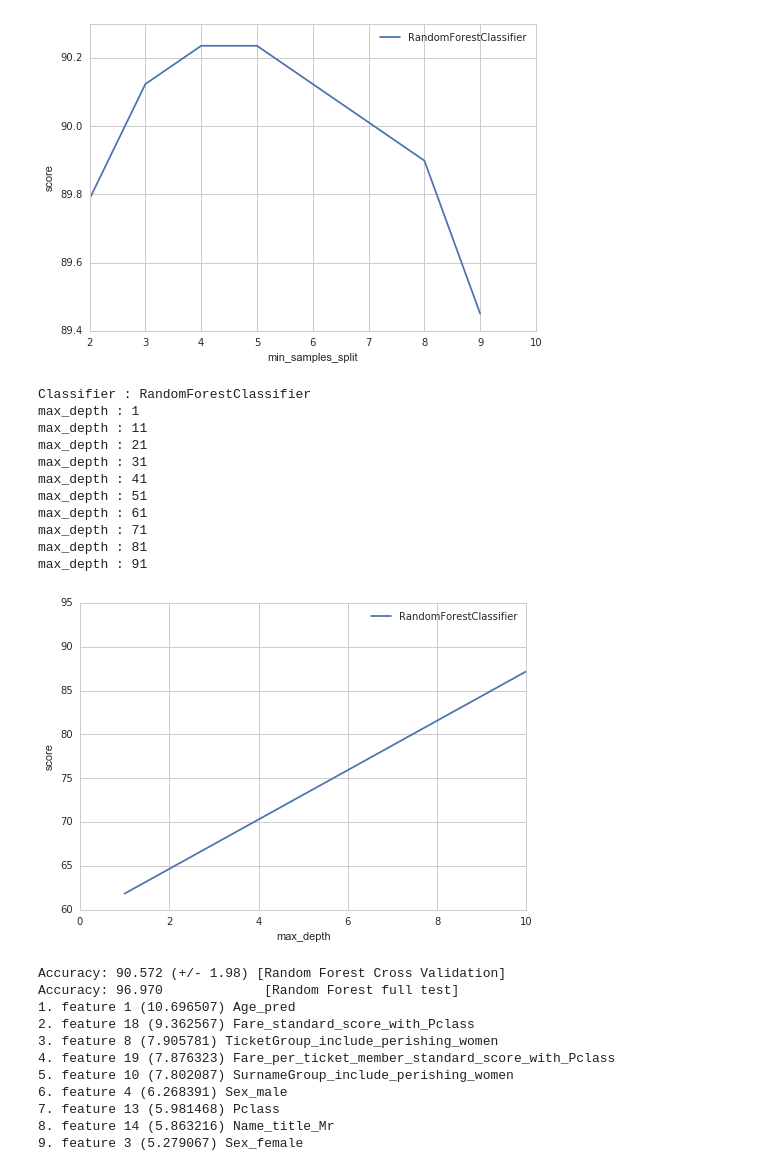
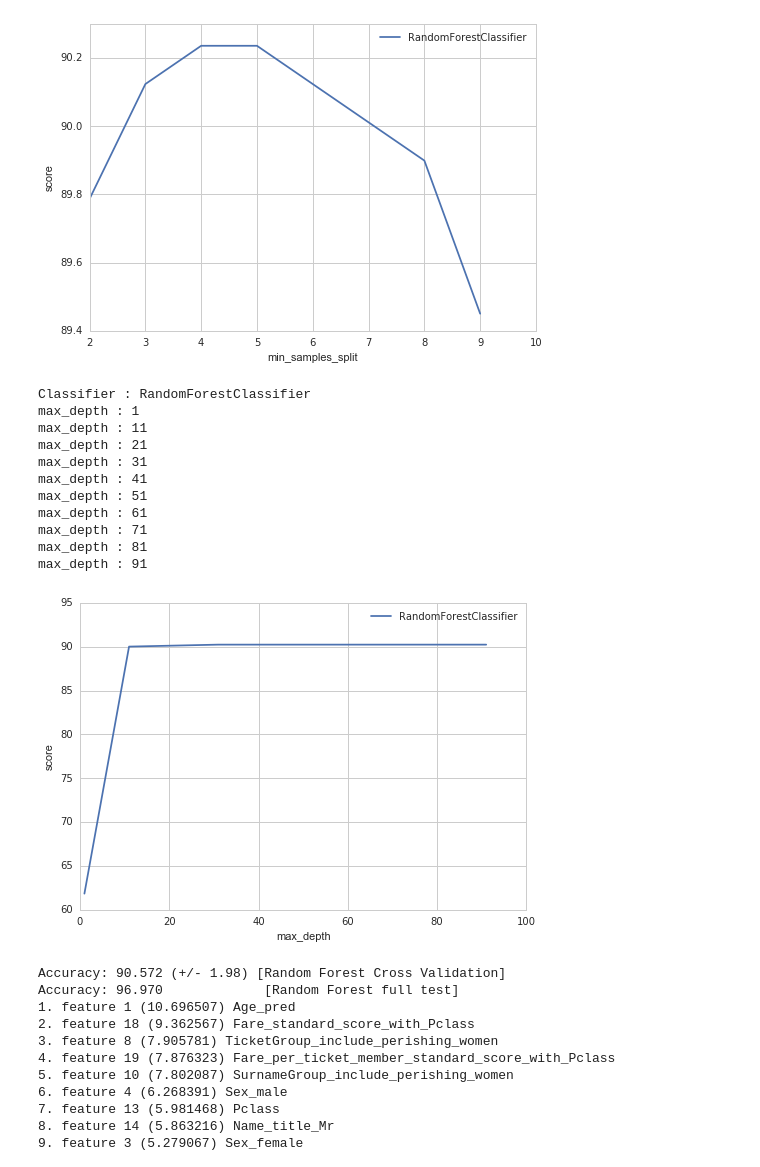
Before and after one commit to voyageth/kaggle, a Jupyter notebook: notebook/titanic.ipynb, the cells around one changed output. Cells and saved outputs as stored; diff of their text form; code cells hidden in the pictures.

```diff
--- a/notebook/titanic.ipynb
+++ b/notebook/titanic.ipynb
@@ -602,35 +602,35 @@ plt.show()
 error_rate = OrderedDict((label, []) for label, _ in ensemble_clfs)
 for label, clf in ensemble_clfs:
     print("Classifier : %s" % label)
     for i in range(1, 100, 10):
         clf.set_params(max_depth=i)
         clf.fit(train[numerical_columns], target)
         scores = cross_validation.cross_val_score(clf, train[numerical_columns], target, cv=kfold)
         error_rate[label].append((i, scores.mean() * 100))
         print("max_depth : %d" % i)
 
 for label, clf_err in error_rate.items():
     xs, ys = zip(*clf_err)
     plt.plot(xs, ys, label=label)
 
-plt.xlim(0, 10)
+plt.xlim(0, 100)
 plt.xlabel("max_depth")
 plt.ylabel("score")
 plt.legend(loc="upper right")
 plt.show()
 # %% [output]
 Classifier : RandomForestClassifier
 max_depth : 1
 max_depth : 11
 max_depth : 21
 max_depth : 31
 max_depth : 41
 max_depth : 51
 max_depth : 61
 max_depth : 71
 max_depth : 81
 max_depth : 91
-[figure, old version]
+[figure, new version]
 # %%
 # select specidic features
 features = [
```
Also changed, not shown: parts of 3 cells of this notebook, 1 other file.
